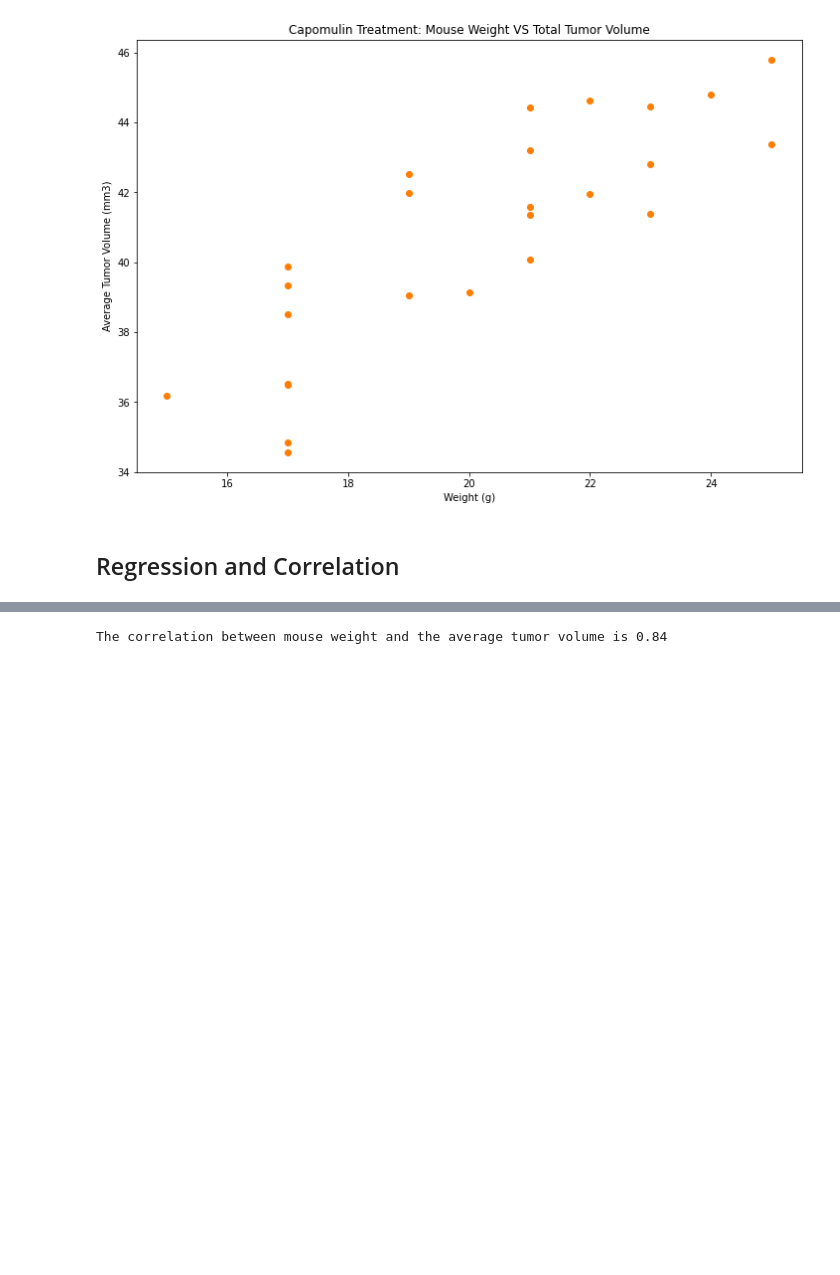
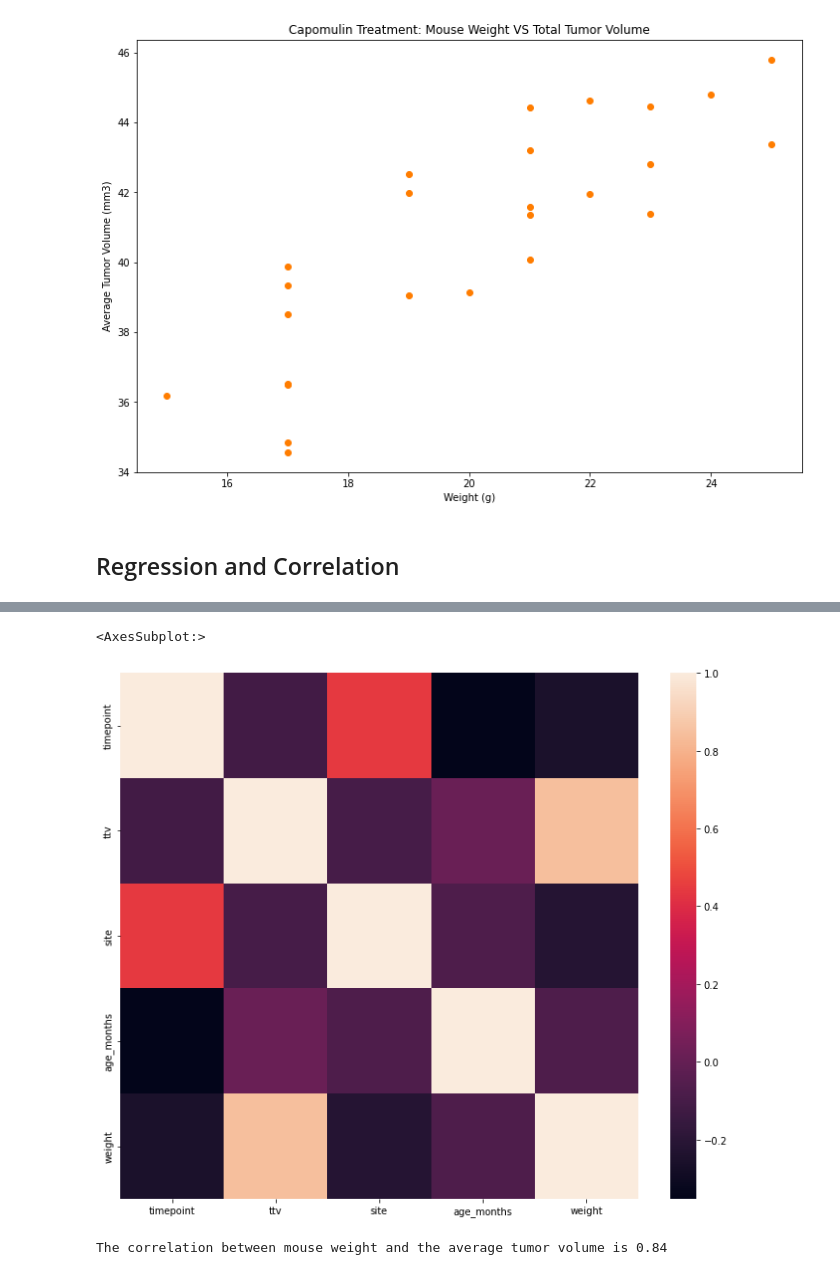
Before and after one commit to boojaado/Matplotlib_hw, a Jupyter notebook: pymaceuticals/pymaceuticals_jkeme.ipynb, the cells around one changed output, grey strips where cells are left out. Cells and saved outputs as stored; diff of their text form; code cells hidden in the pictures; blank space fills up the shorter version.

```diff
--- a/pymaceuticals/pymaceuticals_jkeme.ipynb
+++ b/pymaceuticals/pymaceuticals_jkeme.ipynb
@@ -671,3 +671,9 @@ plt.show()
 [figure]
 # %% [markdown]
 ## Regression and Correlation
+# %%
+capomulin_weight.corr()
+
+corrs = capomulin_weight.corr()
+
+corrs
@@ -674,3 +687,9 @@ plt.show()
+# %%
+plt.figure(figsize=(12,10))
+sns.heatmap(corrs)
+# %% [output]
+<AxesSubplot:>
+[figure, added]
 # %%
 # Calculate the correlation coefficient and linear regression model between mouse weight and average tumor volume for the Capomulin treatment.
 
```
Also changed, not shown: parts of 4 cells of this notebook.
